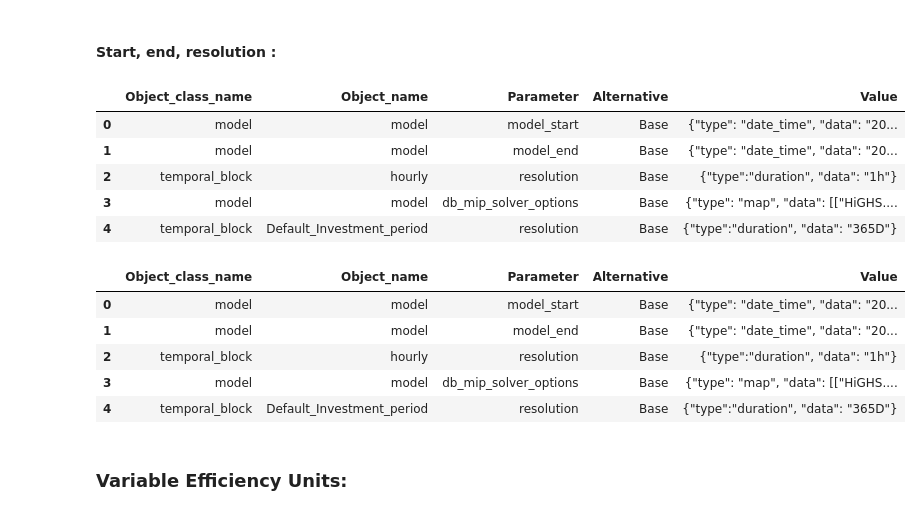
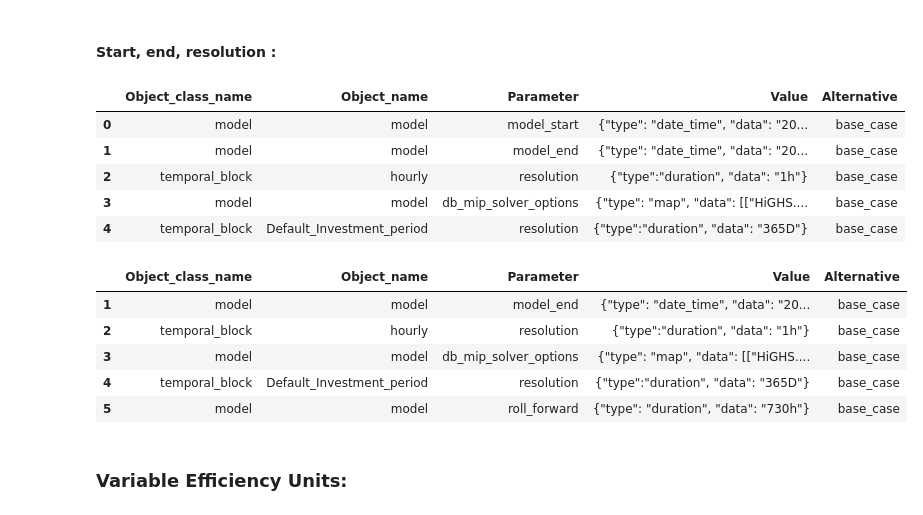
Before and after one commit to CSEI-EU/Nord_H2ub, a Jupyter notebook: spine_projects/01_input_data/00_functions/please_ignore.ipynb, the cells around one changed output. Drawn from its saved outputs; the diff is of its cells as text; code cells hidden in the pictures.

```diff
--- a/spine_projects/01_input_data/00_functions/please_ignore.ipynb
+++ b/spine_projects/01_input_data/00_functions/please_ignore.ipynb
@@ -68,7 +70,7 @@ excel_file_path = get_excel_file_path() + '/01_input_raw/'
 output_file_path = get_excel_file_path() + '/02_input_prepared/'
 # %%
 # Input data
-Model_structure_file = '/Model_Data_Base_' + product + '_4_InOutputs.xlsx'
+Model_structure_file = '/Model_Data_Base_' + product + '.xlsx'
 efficiency_electrolyzer_file = 'Efficiency_Electrolyzers.xlsx'
 distric_heating_price_file = '/Energy Prices/district_heating_price_cap.xlsx'
 investment_costs_file = '/investment_cost_overview/Investment_cost_overview.xlsx'
@@ -77,6 +79,7 @@ PV_data_availabilityfactors = 'Availabilities Renewables/PV_availability_factors
 Wind_data_availabilityfactors = 'Availabilities Renewables/Wind_availability_factors_' + area + '.csv'
 data_powerprices = 'Energy Prices/Day_ahead_prices.xlsx'
 grid_costs = '/Energy Prices/grid_costs.xlsx'
+other_costs = '/Energy Prices/other_inout_costs.xlsx'
 
 # Output data
 output_file_name = product + '_Input_prepared.xlsx'
@@ -411,6 +410,9 @@ df_unit_relation_data = object_relationship_unit_nodes(df_model_units, df_model_
 # Combine into one dataframe
 df_unit_relation_parameter_data = pd.concat([df_unit_capacity_data, df_unit_relation_data], ignore_index= True)
 
+# Add Alternative name
+df_unit_relation_parameter_data['Alternative'] = run_name
+
 # Show table head for control
-df_unit_relation_parameter_data
+df_unit_relation_parameter_data.head()
 # %% [output]
@@ -490,6 +483,9 @@ df_unit_relation_parameter_data = pd.concat([df_unit_relation_parameter_data, df
 # %%
 ### CONNECTIONS ###
 df_connection_relation_parameter_data = object_relationship_connection_nodes(df_model_connections)
+
+# Add Alternatives Name
+df_connection_relation_parameter_data['Alternative'] = run_name
 # %%
 # Create combined DataFrame:
 df_object__node = pd.concat([df_unit_relation_parameter_data, df_connection_relation_parameter_data])
@@ -579,7 +575,8 @@ for index, row in df_model_units_relations.iterrows():
                            'Node1': in1,
                            'Node2': inX_value,
                            'Parameter': 'fix_ratio_in_in_unit_flow',
-                           'Value': row[f'Relation_In1_In{i}']
+                           'Value': row[f'Relation_In1_In{i}'],
+                           'Alternative': run_name
                           }
             values_in_in_units.append(value_in_in)
 
@@ -590,7 +587,8 @@ for index, row in df_model_units_relations.iterrows():
                            'Node1': in1,
                            'Node2': inX_value,
                            'Parameter': 'fix_ratio_out_out_unit_flow',
-                           'Value': row[f'Relation_Out1_Out{i}']
+                           'Value': row[f'Relation_Out1_Out{i}'],
+                           'Alternative': run_name
                           }
             values_out_out_units.append(value_out_out)
     if not pd.isnull(row[f'Relation_In1_Out1']):
@@ -600,7 +598,8 @@ for index, row in df_model_units_relations.iterrows():
                         'Node1': in1,
                         'Node2': inX_value,
                         'Parameter': 'fix_ratio_in_out_unit_flow',
-                        'Value': row[f'Relation_In1_Out1']
+                        'Value': row[f'Relation_In1_Out1'],
+                           'Alternative': run_name
                        }
         values_in_out_units.append(value_in_out)
 
@@ -1050,28 +1053,28 @@ df_model_relations.head()
 column_names_model = {'Object_class_name':['model','model','temporal_block', 'model'],
                       'Object_name': [model_name, model_name, temporal_block, model_name],
                       'Parameter':['model_start','model_end','resolution', 'db_mip_solver_options'],
-                      'Alternative': [scenario[0], scenario[0], scenario[0], scenario[0]],
                       'Value': ['{"type": "date_time", "data": "'+df_time.iloc[0]['DateTime']+'"}',
                                 '{"type": "date_time", "data": "'+df_time.iloc[-1]['DateTime']+'"}',
                                 '{"type":"duration", "data": "'+frequency+'"}',
                                 '{"type": "map", "data": [["HiGHS.jl", {"data": [["presolve", "on"], ["mip_rel_gap", 0.0000000001], ["threads", 0.0], ["time_limit", 3000.01]], "type": "map", "index_type": "str"}], ["Cbc.jl", {"data": [["ratioGap", 0.01], ["logLevel", 0.0]], "type": "map", "index_type": "str"}], ["CPLEX.jl", {"data": [["CPX_PARAM_EPGAP", 0.01]], "type": "map", "index_type": "str"}]], "index_type": "str"}'
-                               ]
+                               ],
+                      'Alternative': [run_name, run_name, run_name, run_name]
                      }
 df_model = pd.DataFrame(column_names_model, index=None)
 
 # Add investment temporal blocks to model data frame in days if investment = true
 if candidate_nonzero:
-    df_model.loc[len(df_model.index)] = ['temporal_block', 'Default_Investment_period', 'resolution', scenario[0], '{"type":"duration", "data": "'+convert_to_days(investment_period_default, year)+'"}']
+    df_model.loc[len(df_model.index)] = ['temporal_block', 'Default_Investment_period', 'resolution', '{"type":"duration", "data": "'+convert_to_days(investment_period_default, year)+'"}', run_name]
 
 # Show how table head for control
 df_model.head()
 # %% [output]
-|  | Object_class_name | Object_name | Parameter | Alternative | Value |
-| 0 | model | model | model_start | Base | {"type": "date_time", "data": "20... |
-| 1 | model | model | model_end | Base | {"type": "date_time", "data": "20... |
-| 2 | temporal_block | hourly | resolution | Base | {"type":"duration", "data": "1h"} |
-| 3 | model | model | db_mip_solver_options | Base | {"type": "map", "data": [["HiGHS.... |
-| 4 | temporal_block | Default_Investment_period | resolution | Base | {"type":"duration", "data": "365D"} |
+|  | Object_class_name | Object_name | Parameter | Value | Alternative |
+| 0 | model | model | model_start | {"type": "date_time", "data": "20... | base_case |
+| 1 | model | model | model_end | {"type": "date_time", "data": "20... | base_case |
+| 2 | temporal_block | hourly | resolution | {"type":"duration", "data": "1h"} | base_case |
+| 3 | model | model | db_mip_solver_options | {"type": "map", "data": [["HiGHS.... | base_case |
+| 4 | temporal_block | Default_Investment_period | resolution | {"type":"duration", "data": "365D"} | base_case |
 # %%
 # Add information in case roll forward is used
 if roll_forward_use:
@@ -1085,45 +1088,45 @@ if roll_forward_use:
         unit = ''
         print("\033[91mWARNING:\033[0m Duration not defined!!!")
     # Add the new row to the df
     roll_forward_size_with_unit = str(roll_forward_size) + unit
     roll_forward_row = {'Object_class_name': 'model',
                         'Object_name': model_name,
                         'Parameter': 'roll_forward',
-                        'Alternative': scenario[0],
-                        'Value': '{"type": "duration", "data": "' + roll_forward_size_with_unit +'"}'
+                        'Value': '{"type": "duration", "data": "' + roll_forward_size_with_unit +'"}',
+                        'Alternative': run_name
                        }
     # Add new row to df_model DataFrame
     df_model.loc[len(df_model)] = roll_forward_row
     '''This part is not finalized and active as it is not working in the model (the end of the optimization window is a problem).
     #add information for overlap of the roll forward period. Thus, the model optimizes a bit longer than just the roll_forward
     block_start_row = {'Object_class_name': 'model',
                         'Object_name': model_name,
                         'Parameter': 'block_start',
-                        'Alternative': scenario[0],
-                        'Value': '{"type": "duration", "data": "' + str(0) + unit +'"}'
+                        'Value': '{"type": "duration", "data": "' + str(0) + unit +'"}',
+                        'Alternative': run_name,
                        }
     # Add new row to df_model DataFrame
     df_model.loc[len(df_model)] = block_start_row
 
     #add information for overlap of the roll forward period. Thus, the model optimizes a bit longer than just the roll_forward
     block_end_row = {'Object_class_name': 'model',
                         'Object_name': model_name,
                         'Parameter': 'block_end',
-                        'Alternative': scenario[0],
-                        'Value': '{"type": "duration", "data": "' + str(roll_forward_size + 48) + unit +'"}'
+                        'Value': '{"type": "duration", "data": "' + str(roll_forward_size + 48) + unit +'"}',
+                        'Alternative': run_name
                        }
      # Add new row to df_model DataFrame
     df_model.loc[len(df_model)] = block_end_row'''
 
 # Show table head for control
 df_model.tail()
 # %% [output]
-|  | Object_class_name | Object_name | Parameter | Alternative | Value |
-| 0 | model | model | model_start | Base | {"type": "date_time", "data": "20... |
-| 1 | model | model | model_end | Base | {"type": "date_time", "data": "20... |
-| 2 | temporal_block | hourly | resolution | Base | {"type":"duration", "data": "1h"} |
-| 3 | model | model | db_mip_solver_options | Base | {"type": "map", "data": [["HiGHS.... |
-| 4 | temporal_block | Default_Investment_period | resolution | Base | {"type":"duration", "data": "365D"} |
+|  | Object_class_name | Object_name | Parameter | Value | Alternative |
+| 1 | model | model | model_end | {"type": "date_time", "data": "20... | base_case |
+| 2 | temporal_block | hourly | resolution | {"type":"duration", "data": "1h"} | base_case |
+| 3 | model | model | db_mip_solver_options | {"type": "map", "data": [["HiGHS.... | base_case |
+| 4 | temporal_block | Default_Investment_period | resolution | {"type":"duration", "data": "365D"} | base_case |
+| 5 | model | model | roll_forward | {"type": "duration", "data": "730h"} | base_case |
 # %%
 # Temporal resolution for demand
 # Add temporal block to definition, if necessary
```
Also changed, not shown: parts of 35 cells of this notebook, 7 other files.
